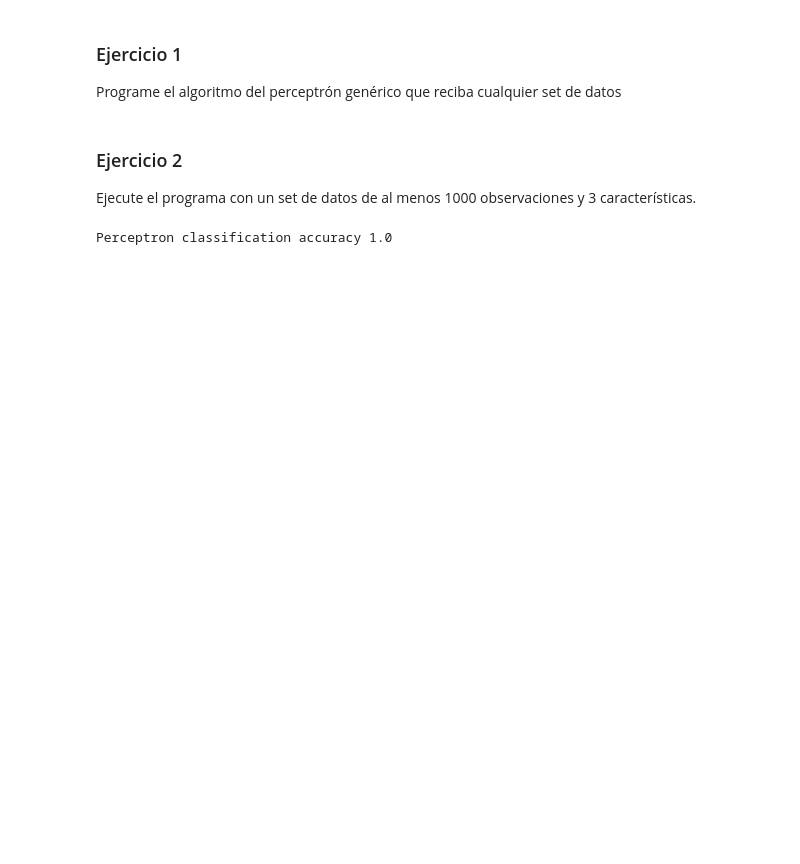
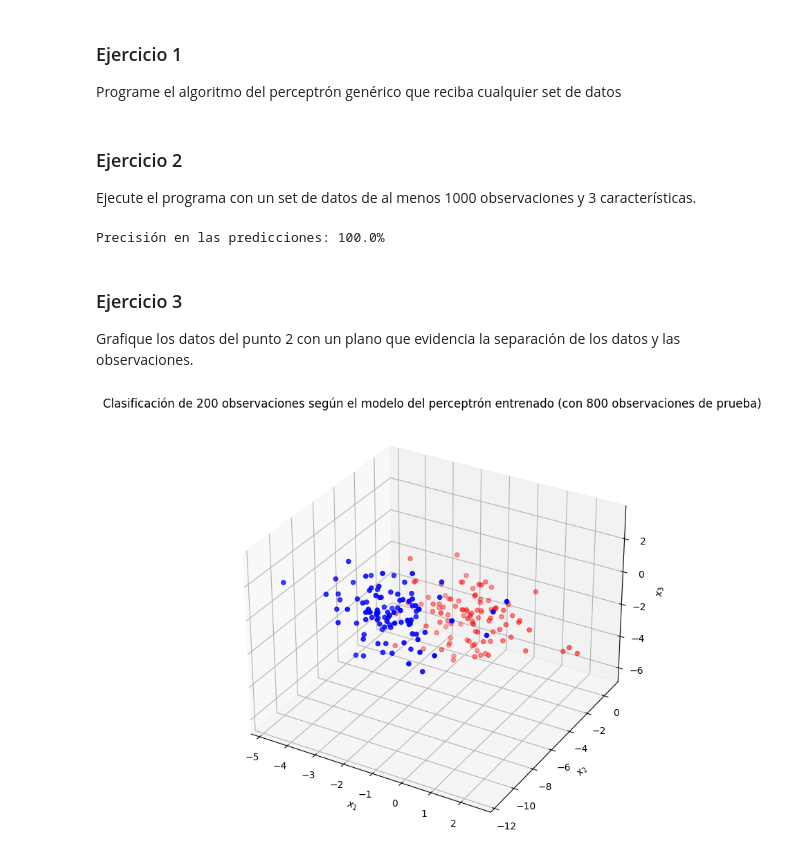
Before and after one commit to MAU143429/AI-Laboratories-IC6200, a Jupyter notebook: Lab10_Perceptron.ipynb, the cells around one changed output. Cells and saved outputs as stored; diff of their text form; code cells hidden in the pictures; blank space fills up the shorter version.

Commit message:
Add plot method

```diff
--- a/Lab10_Perceptron.ipynb
+++ b/Lab10_Perceptron.ipynb
@@ -66,6 +66,34 @@ p = Perceptron(learning_rate=0.01, iters_max=1000)
 p.fit(X_train, y_train)
 y_pred = p.predict(X_test)
 
-print("Perceptron classification accuracy", accuracy_score(y_test, y_pred))
+print(f'Precisión en las predicciones: {accuracy_score(y_test, y_pred)*100}%')
 # %% [output]
-Perceptron classification accuracy 1.0
+Precisión en las predicciones: 100.0%
+# %% [markdown]
+### Ejercicio 3
+Grafique los datos del punto 2 con un plano que evidencia la separación de los datos y las observaciones.
+# %%
+def plot_steps(points: np.ndarray, title: str):
+
+  fig = plt.figure(figsize=(15, 8))
+  ax = fig.add_subplot(111, projection='3d')
+
+  points = np.transpose(points)
+  x1_points = points[0].astype(float)
+  x2_points = points[1].astype(float)
+  x3_points = points[2].astype(float)
+
+  def set_color(y):
+    return "red" if y == 1 else "blue"
+  color = np.vectorize(set_color)
+  colors = color(y_test)
+
+  ax.scatter(x1_points, x2_points, x3_points, c=colors) #plot steps
+  ax.set_xlabel('$x_{1}$')
+  ax.set_ylabel('$x_{2}$')
+  ax.set_zlabel('$x_{3}$')
+  ax.set_title(title)
+
+plot_steps(X_test, "Clasificación de 200 observaciones según el modelo del perceptrón entrenado (con 800 observaciones de prueba)")
+# %% [output]
+[figure, added]
```
